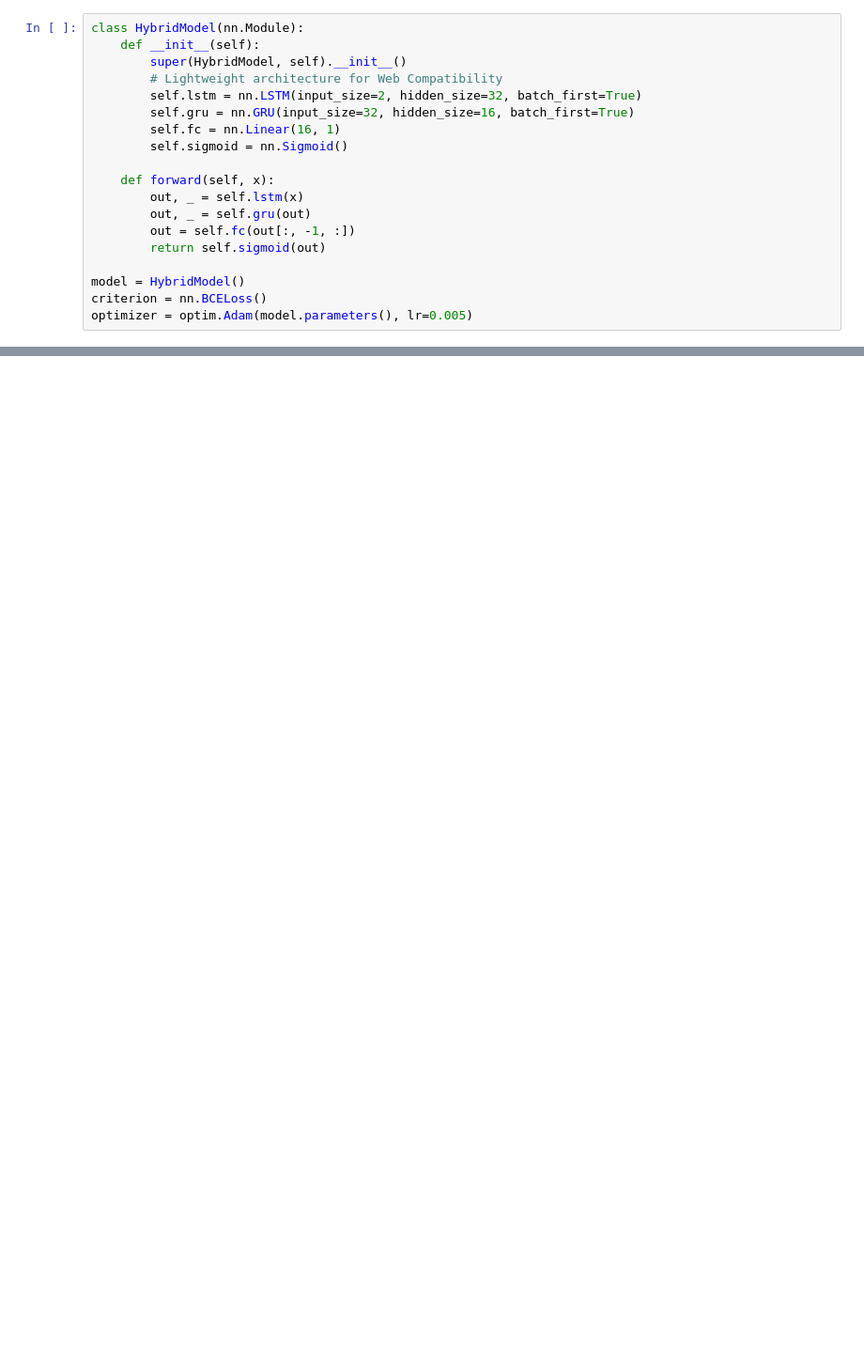
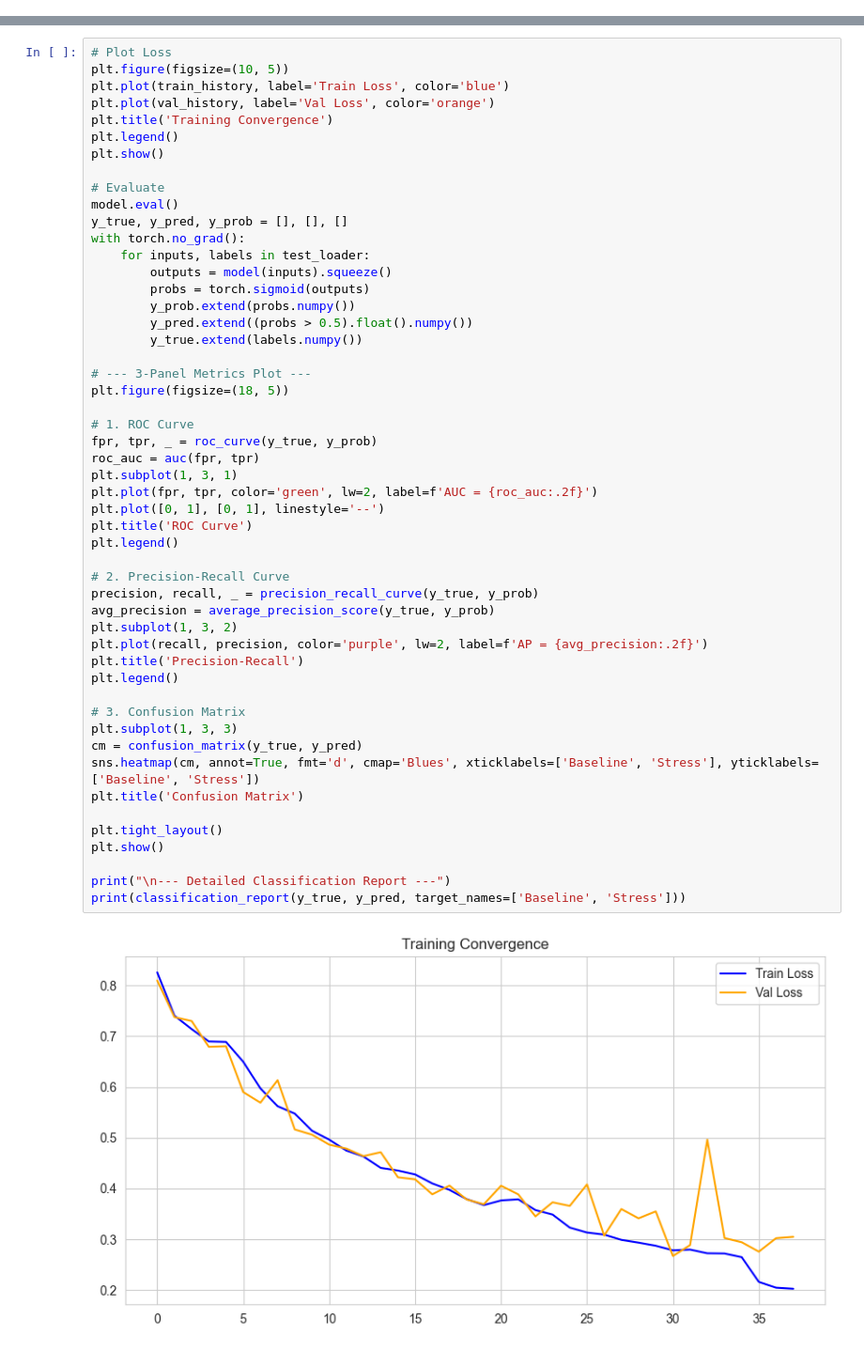
Before and after one commit to codinpanda/Major, a Jupyter notebook: anomaly-detection-web/notebooks/model_training.ipynb, the cells around one changed output, grey strips where cells are left out. Shown: that part at 94% size. Saved outputs shown, nothing was run; the diff lists cells and outputs as text; blank space fills up the shorter version.

Commit message:
feat: flagship upgrade complete with professional architecture

```diff
--- a/anomaly-detection-web/notebooks/model_training.ipynb
+++ b/anomaly-detection-web/notebooks/model_training.ipynb
@@ -78,19 +171,0 @@ Train Shape: (9850, 60, 2), Test Shape: (2463, 60, 2)
-# %%
-class HybridModel(nn.Module):
-    def __init__(self):
-        super(HybridModel, self).__init__()
-        # Lightweight architecture for Web Compatibility
-        self.lstm = nn.LSTM(input_size=2, hidden_size=32, batch_first=True)
-        self.gru = nn.GRU(input_size=32, hidden_size=16, batch_first=True)
-        self.fc = nn.Linear(16, 1)
-        self.sigmoid = nn.Sigmoid()
-
-    def forward(self, x):
-        out, _ = self.lstm(x)
-        out, _ = self.gru(out)
-        out = self.fc(out[:, -1, :])
-        return self.sigmoid(out)
-
-model = HybridModel()
-criterion = nn.BCELoss()
-optimizer = optim.Adam(model.parameters(), lr=0.005)
@@ -229,0 +250,53 @@ Noise Level 1.0: Accuracy = 0.5615
+# %%
+# Plot Loss
+plt.figure(figsize=(10, 5))
+plt.plot(train_history, label='Train Loss', color='blue')
+plt.plot(val_history, label='Val Loss', color='orange')
+plt.title('Training Convergence')
+plt.legend()
+plt.show()
+
+# Evaluate
+model.eval()
+y_true, y_pred, y_prob = [], [], []
+with torch.no_grad():
+    for inputs, labels in test_loader:
+        outputs = model(inputs).squeeze()
+        probs = torch.sigmoid(outputs)
+        y_prob.extend(probs.numpy())
+        y_pred.extend((probs > 0.5).float().numpy())
+        y_true.extend(labels.numpy())
+
+# --- 3-Panel Metrics Plot ---
+plt.figure(figsize=(18, 5))
+
+# 1. ROC Curve
+fpr, tpr, _ = roc_curve(y_true, y_prob)
+roc_auc = auc(fpr, tpr)
+plt.subplot(1, 3, 1)
+plt.plot(fpr, tpr, color='green', lw=2, label=f'AUC = {roc_auc:.2f}')
+plt.plot([0, 1], [0, 1], linestyle='--')
+plt.title('ROC Curve')
+plt.legend()
+
+# 2. Precision-Recall Curve
+precision, recall, _ = precision_recall_curve(y_true, y_prob)
+avg_precision = average_precision_score(y_true, y_prob)
+plt.subplot(1, 3, 2)
+plt.plot(recall, precision, color='purple', lw=2, label=f'AP = {avg_precision:.2f}')
+plt.title('Precision-Recall')
+plt.legend()
+
+# 3. Confusion Matrix
+plt.subplot(1, 3, 3)
+cm = confusion_matrix(y_true, y_pred)
+sns.heatmap(cm, annot=True, fmt='d', cmap='Blues', xticklabels=['Baseline', 'Stress'], yticklabels=['Baseline', 'Stress'])
+plt.title('Confusion Matrix')
+
+plt.tight_layout()
+plt.show()
+
+print("\n--- Detailed Classification Report ---")
+print(classification_report(y_true, y_pred, target_names=['Baseline', 'Stress']))
+# %% [output]
+[figure, added]
```
Also changed, not shown: parts of 19 cells of this notebook, 35 other files.
